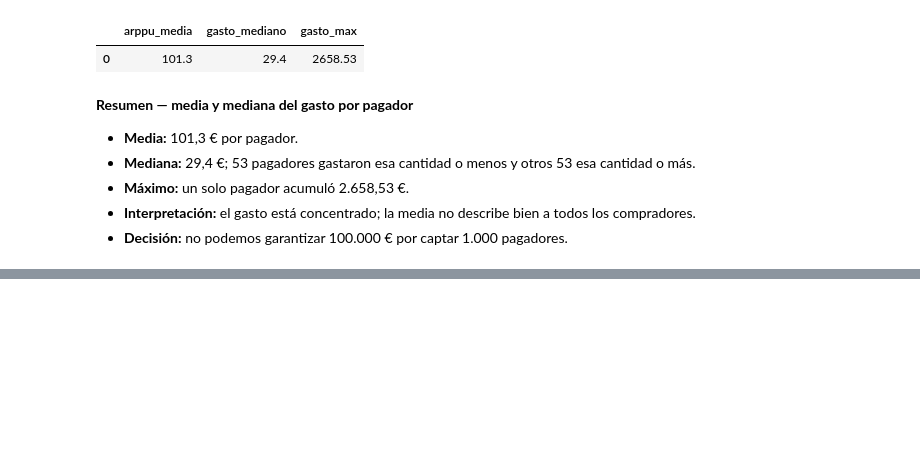
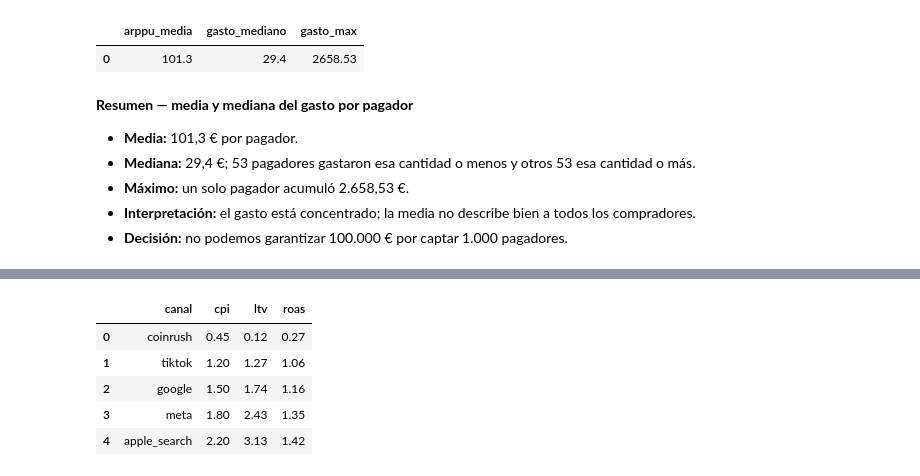
Before and after one commit to paulaibaa/playloop-game-industry-business-case, a Jupyter notebook: notebooks/03_analisis.ipynb, the cells around one changed output, grey strips where cells are left out. Saved outputs shown, nothing was run; the diff lists cells and outputs as text; code cells hidden in the pictures; blank space fills up the shorter version.

```diff
--- a/notebooks/03_analisis.ipynb
+++ b/notebooks/03_analisis.ipynb
@@ -799,0 +1081,80 @@ gasto_pagadores
+# %%
+# Comparamos el coste, el valor observado y el retorno de cada canal de pago.
+consulta_roas = text("""
+    WITH inst AS (
+        -- Número de jugadores por canal.
+        SELECT canal_adquisicion AS canal, COUNT(*) AS n
+        FROM public.usuarios
+        GROUP BY canal_adquisicion
+    ),
+
+    gasto AS (
+        -- Gasto acumulado de adquisición por canal.
+        SELECT canal, SUM(gasto) AS g
+        FROM public.gasto_ua
+        GROUP BY canal
+    ),
+
+    iap AS (
+        -- Compras netas de la comisión de tienda.
+        SELECT
+            u.canal_adquisicion AS canal,
+            SUM(c.importe) * 0.70 AS neto
+        FROM public.compras AS c
+        JOIN public.usuarios AS u
+            ON c.user_id = u.user_id
+        GROUP BY u.canal_adquisicion
+    ),
+
+    ads AS (
+        -- Ingreso publicitario registrado por canal.
+        SELECT
+            u.canal_adquisicion AS canal,
+            SUM(a.ingreso) AS ingreso_ads
+        FROM public.ingresos_ads AS a
+        JOIN public.usuarios AS u
+            ON a.user_id = u.user_id
+        GROUP BY u.canal_adquisicion
+    )
+   SELECT
+        inst.canal,
+        ROUND(gasto.g / inst.n, 2) AS cpi,
+
+        ROUND(
+            (COALESCE(iap.neto, 0) + COALESCE(ads.ingreso_ads, 0))
+            / inst.n,
+            2
+        ) AS ltv,
+
+        -- Dividimos el valor por jugador entre el coste por instalación.
+        -- Usamos los valores originales, sin redondearlos previamente.
+        ROUND(
+            (
+                (COALESCE(iap.neto, 0) + COALESCE(ads.ingreso_ads, 0))
+                / inst.n
+            ) / (gasto.g / inst.n),
+            2
+        ) AS roas
+
+    FROM inst
+    JOIN gasto USING (canal)
+    LEFT JOIN iap USING (canal)
+    LEFT JOIN ads USING (canal)
+
+    -- Seleccionamos únicamente canales con gasto positivo.
+    WHERE gasto.g > 0
+    ORDER BY roas
+""")
+
+# Ejecutamos SQL y guardamos el resultado en pandas.
+with engine.connect() as conexion:
+    roas_canal = pd.read_sql(consulta_roas, conexion)
+
+roas_canal
+# %% [output]
+|  | canal | cpi | ltv | roas |
+| 0 | coinrush | 0.45 | 0.12 | 0.27 |
+| 1 | tiktok | 1.20 | 1.27 | 1.06 |
+| 2 | google | 1.50 | 1.74 | 1.16 |
+| 3 | meta | 1.80 | 2.43 | 1.35 |
+| 4 | apple_search | 2.20 | 3.13 | 1.42 |
```
Also changed, not shown: parts of 26 cells of this notebook.
